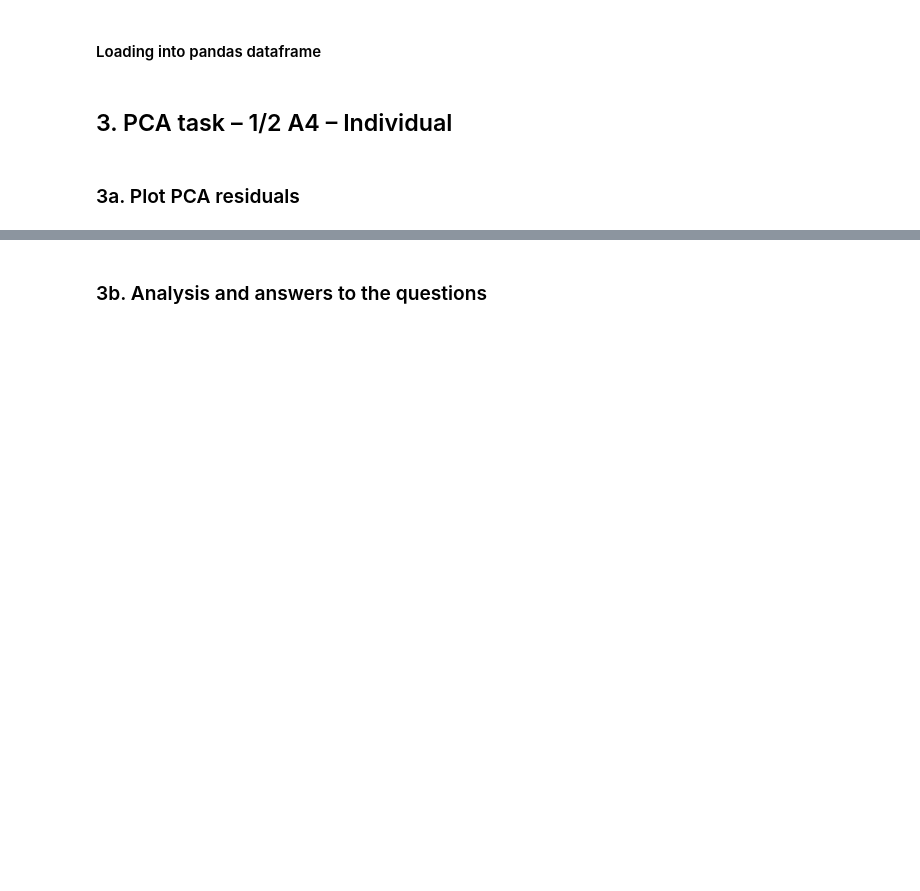
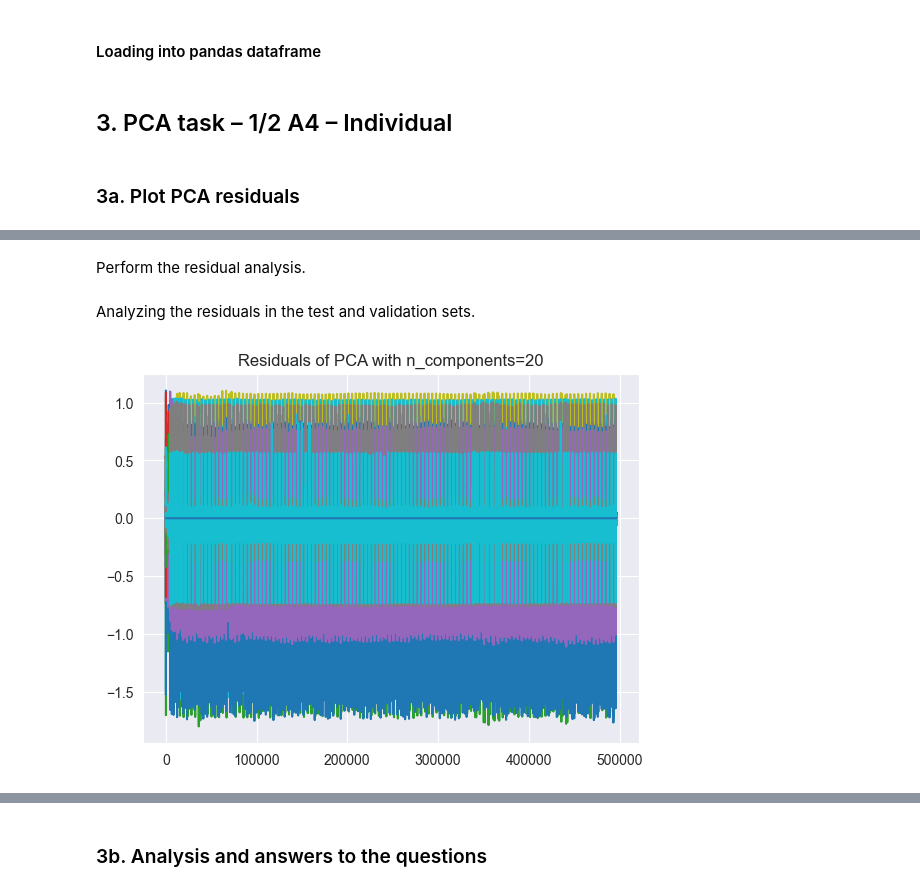
Before and after one commit to kbaran1998/CS4035-cyber-data, a Jupyter notebook: lab2/Lab2-PCA-Regression.ipynb, the cells around one changed output, grey strips where cells are left out. Cells and saved outputs as stored; diff of their text form; code cells hidden in the pictures; blank space fills up the shorter version.

```diff
--- a/lab2/Lab2-PCA-Regression.ipynb
+++ b/lab2/Lab2-PCA-Regression.ipynb
@@ -30,3 +43,7 @@ val_data_df = pd.read_csv(val_data_path)
 val_data_df.set_index('Id', inplace=True)
 test_data_df = pd.read_csv(test_data_path)
 test_data_df.set_index('Id', inplace=True)
+# %%
+# Excluding the time frame and the target variable
+relevant_train_data_df = train_data_df.iloc[:, 1:-1]
+relevant_train_data_df
@@ -36,0 +58,29 @@ test_data_df.set_index('Id', inplace=True)
+# %%
+def get_pca_residuals(df, component_range = range(1, 50)):
+    total_residuals = []
+    for n_components in component_range:
+        pca = PCA(n_components=n_components)
+        pca.fit(df)
+        data_pca = pca.transform(df)
+        # Calculate residuals
+        residuals = df - pca.inverse_transform(data_pca)
+        total_residuals.append(residuals)
+    return total_residuals
+
+def plot_pca_residuals(residuals, components=None, start_index=0, true_labels = None, predicted_labels = None):
+    plt.clf()
+    x = np.arange(start_index, len(residuals[0]))
+    for i, residual in enumerate(residuals):
+        for residual_column in residual:
+            plt.plot(x, residual[residual_column][start_index:], label=residual)
+        if components is not None:
+            plt.title(f"Residuals of PCA with n_components={components[i]}")
+        else:
+            plt.title(f"Residuals of PCA with n_components={i+1}")
+        if true_labels is not None:
+            plt.vlines(true_labels, ymin=-2, ymax=2, colors='r', linestyles='dashed')
+        if predicted_labels is not None:
+            plt.vlines(predicted_labels, ymin=-1, ymax=1, colors='b', linestyles='dashed')
+        plt.show()
+# %% [markdown]
+Perform the residual analysis.
@@ -36,0 +93,13 @@ test_data_df.set_index('Id', inplace=True)
+# %% [markdown]
+Analyzing the residuals in the test and validation sets.
+# %%
+final_components = 20
+
+final_pca = PCA(n_components=final_components)
+final_pca.fit(relevant_train_data_df)
+train_data_pca = final_pca.transform(relevant_train_data_df)
+# Calculate residuals
+residuals = relevant_train_data_df - final_pca.inverse_transform(train_data_pca)
+plot_pca_residuals([residuals], components=[final_components], start_index=0)
+# %% [output]
+[figure, added]
```
Also changed, not shown: parts of 20 cells of this notebook.
